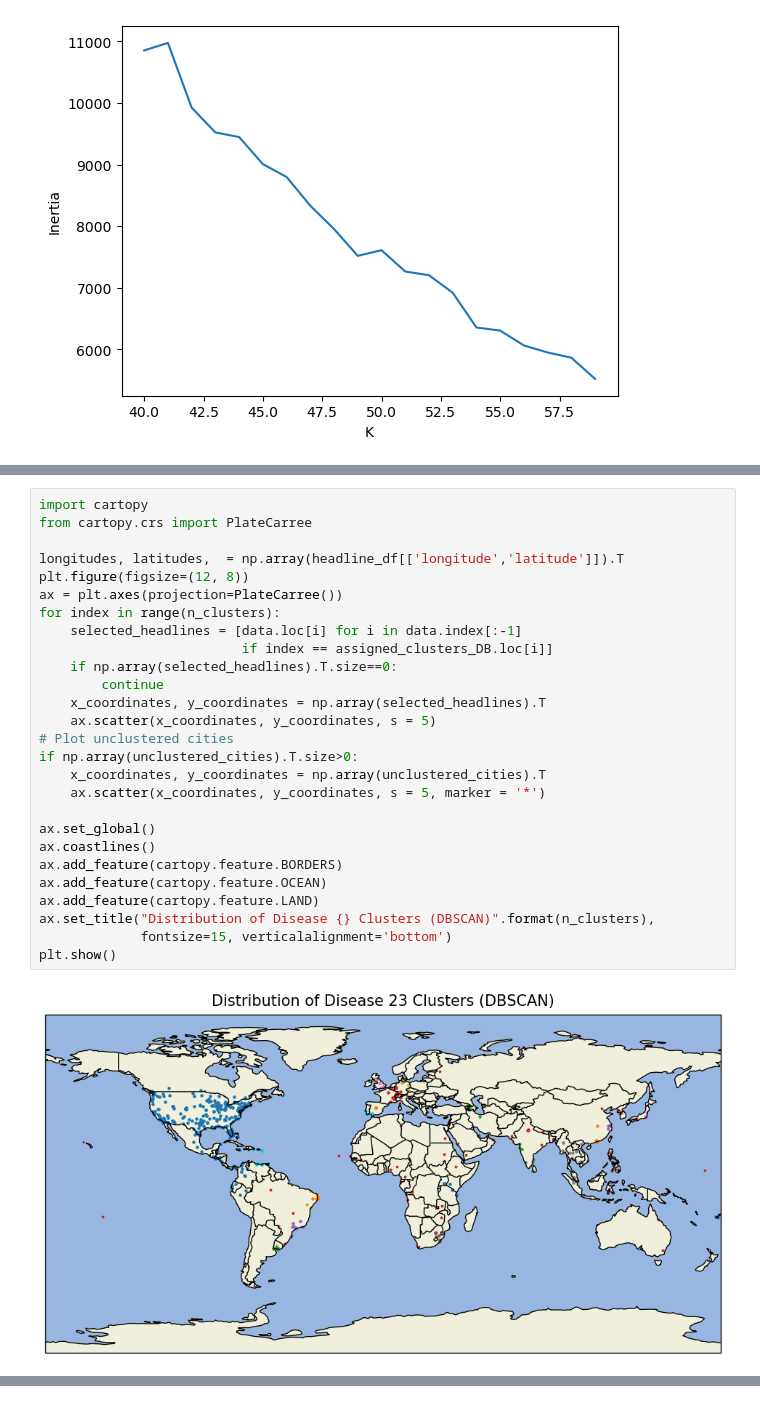
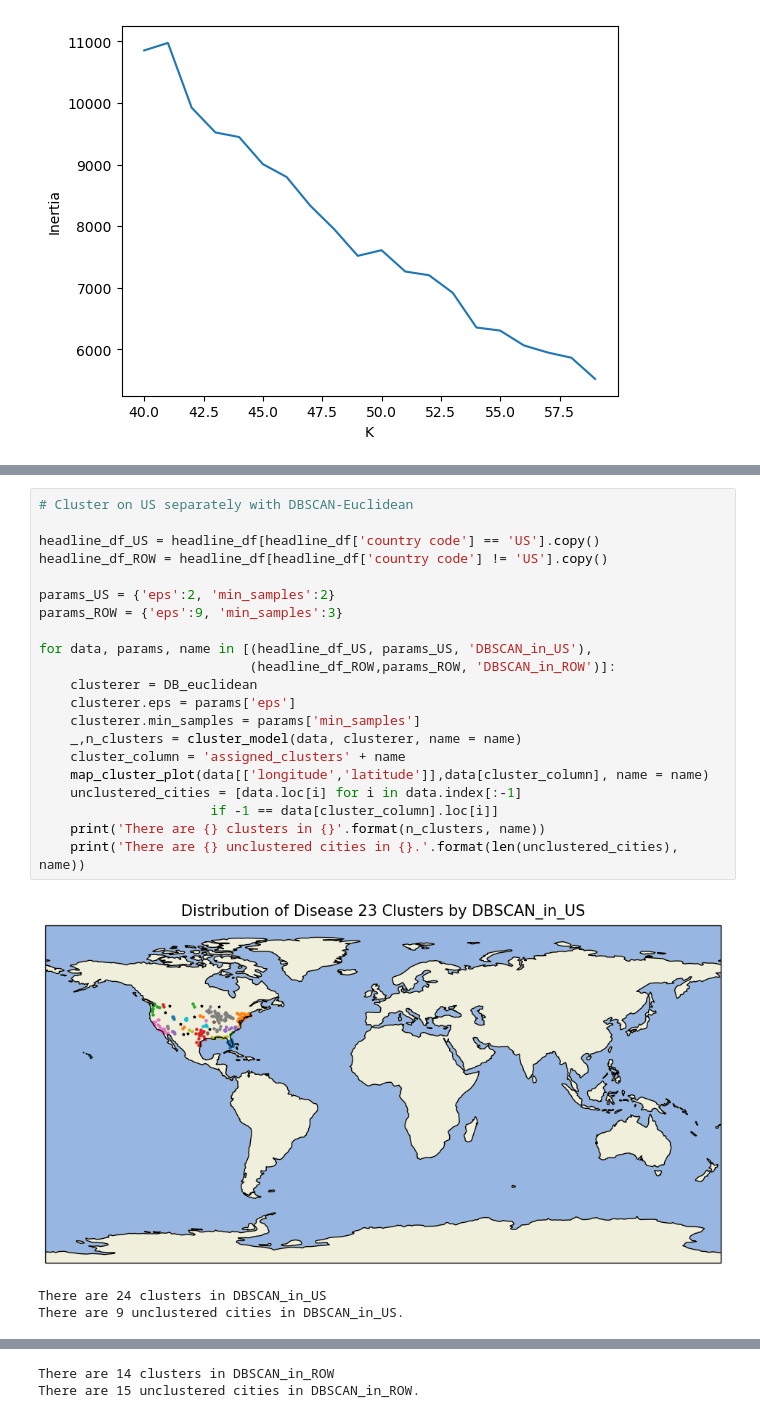
Before and after one commit to NB-555/discovering-disease-outbreaks-base, a Jupyter notebook: discovering-disease-project.ipynb, the cells around one changed output, grey strips where cells are left out. Cells and saved outputs as stored; diff of their text form.

```diff
--- a/discovering-disease-project.ipynb
+++ b/discovering-disease-project.ipynb
@@ -297,29 +329,25 @@ There are 48 unclustered cities.
-# %%
-import cartopy
-from cartopy.crs import PlateCarree
-
-longitudes, latitudes,  = np.array(headline_df[['longitude','latitude']]).T
-plt.figure(figsize=(12, 8))
-ax = plt.axes(projection=PlateCarree())
-for index in range(n_clusters):
-    selected_headlines = [data.loc[i] for i in data.index[:-1]
-                          if index == assigned_clusters_DB.loc[i]]
-    if np.array(selected_headlines).T.size==0:
-        continue
-    x_coordinates, y_coordinates = np.array(selected_headlines).T
-    ax.scatter(x_coordinates, y_coordinates, s = 5)
-# Plot unclustered cities
-if np.array(unclustered_cities).T.size>0:
-    x_coordinates, y_coordinates = np.array(unclustered_cities).T
-    ax.scatter(x_coordinates, y_coordinates, s = 5, marker = '*')
-
-ax.set_global()
-ax.coastlines()
-ax.add_feature(cartopy.feature.BORDERS)
-ax.add_feature(cartopy.feature.OCEAN)
-ax.add_feature(cartopy.feature.LAND)
-ax.set_title("Distribution of Disease {} Clusters (DBSCAN)".format(n_clusters),
-             fontsize=15, verticalalignment='bottom')
-plt.show()
-# %% [output]
-[figure, removed]
+# %%
+# Cluster on US separately with DBSCAN-Euclidean
+
+headline_df_US = headline_df[headline_df['country code'] == 'US'].copy()
+headline_df_ROW = headline_df[headline_df['country code'] != 'US'].copy()
+
+params_US = {'eps':2, 'min_samples':2}
+params_ROW = {'eps':9, 'min_samples':3}
+
+for data, params, name in [(headline_df_US, params_US, 'DBSCAN_in_US'),
+                           (headline_df_ROW,params_ROW, 'DBSCAN_in_ROW')]:
+    clusterer = DB_euclidean
+    clusterer.eps = params['eps']
+    clusterer.min_samples = params['min_samples']
+    _,n_clusters = cluster_model(data, clusterer, name = name)
+    cluster_column = 'assigned_clusters' + name
+    map_cluster_plot(data[['longitude','latitude']],data[cluster_column], name = name)
+    unclustered_cities = [data.loc[i] for i in data.index[:-1]
+                      if -1 == data[cluster_column].loc[i]]
+    print('There are {} clusters in {}'.format(n_clusters, name))
+    print('There are {} unclustered cities in {}.'.format(len(unclustered_cities), name))
+# %% [output]
+[figure, added]
+There are 24 clusters in DBSCAN_in_US
+There are 9 unclustered cities in DBSCAN_in_US.
@@ -325,0 +355,2 @@ plt.show()
+There are 14 clusters in DBSCAN_in_ROW
+There are 15 unclustered cities in DBSCAN_in_ROW.
```
Also changed, not shown: parts of 6 cells of this notebook.
